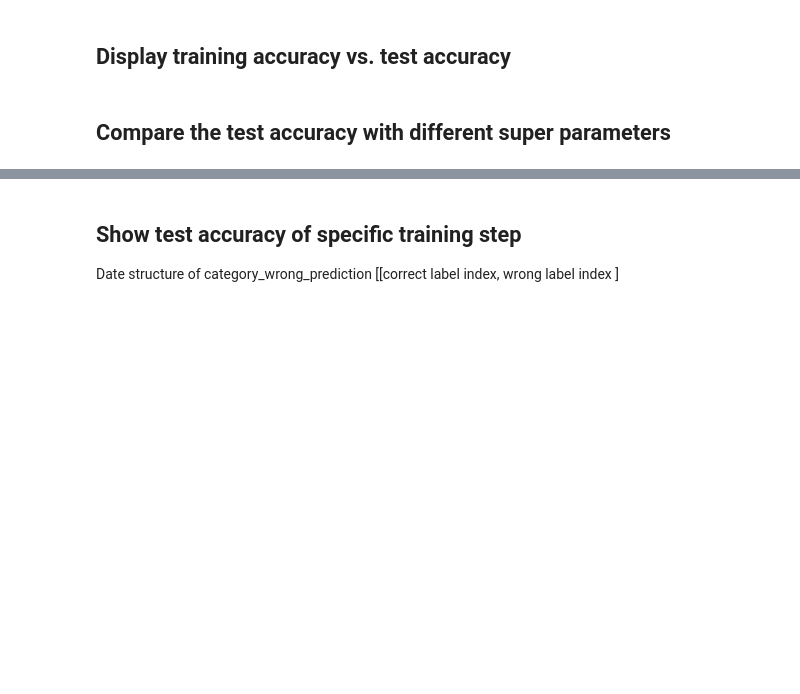
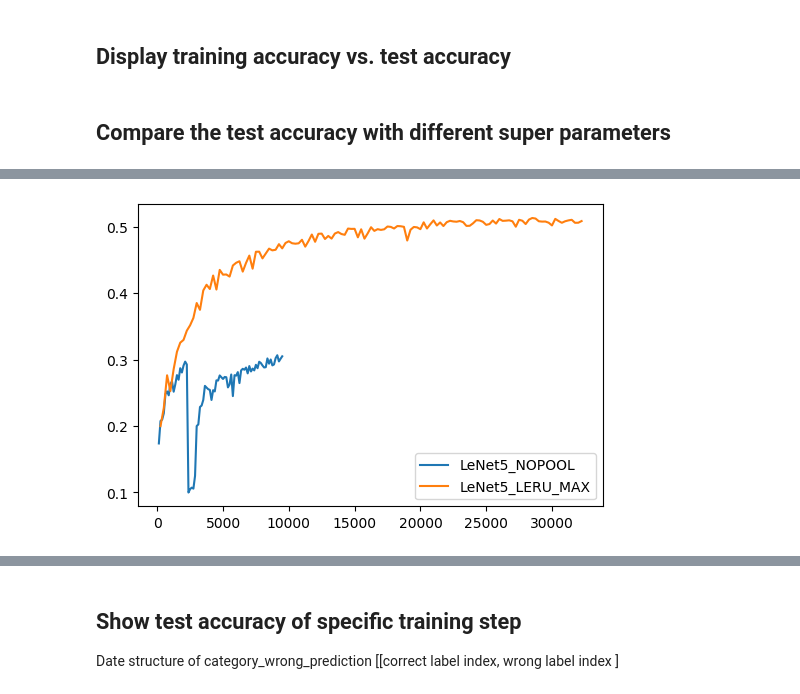
Before and after one commit to deechean/Le-Net5, a Jupyter notebook: train_analysis.ipynb, the cells around one changed output, grey strips where cells are left out. Cells and saved outputs as stored; diff of their text form; code cells hidden in the pictures; blank space fills up the shorter version.

```diff
--- a/train_analysis.ipynb
+++ b/train_analysis.ipynb
@@ -72,0 +82,12 @@ show_accuracy([log_data.train_accuracy, log_data.test_accuracy])
+# %%
+log = {}
+log_data = []
+log_dir_1 = '../Le-Net5-Log/LeNet5_NOPOOL/log_1/'
+log['LeNet5_NOPOOL'] = train_log(log_dir_1)
+log_data.append(['LeNet5_NOPOOL',log['LeNet5_NOPOOL'].readlog('test_accuracy')])
+log_dir_2 = '../Le-Net5-Log/LeNet5_LERU_MAX/log_1/'
+log['LeNet5_LERU_MAX'] = train_log(log_dir_2)
+log_data.append(['LeNet5_LERU_MAX',log['LeNet5_LERU_MAX'].readlog('test_accuracy')])
+show_chart(log_data)
+# %% [output]
+[figure, added]
```
Also changed, not shown: parts of 7 cells of this notebook, 5 other files.
